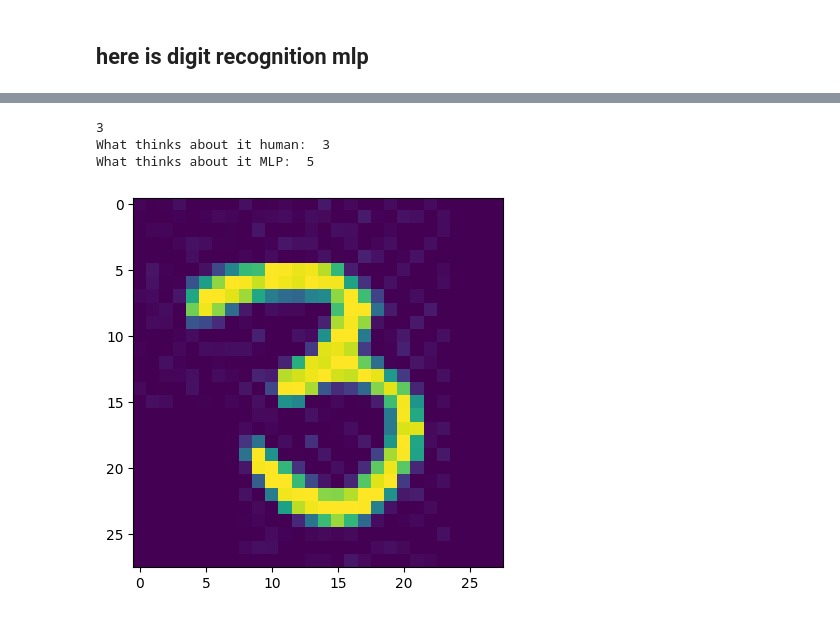
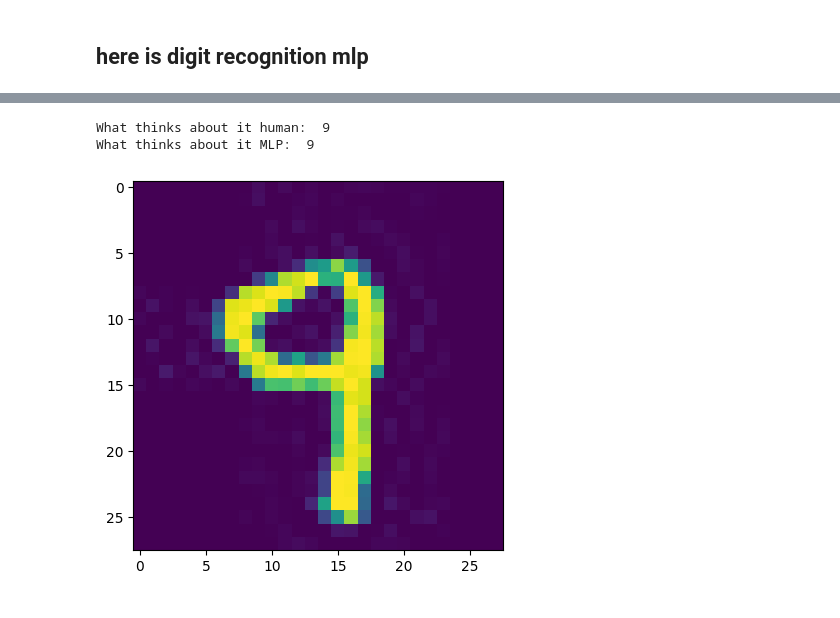
Before and after one commit to a-arakelian/first-steps-in-ML, a Jupyter notebook: handwritten_digit_recognition/mlp.ipynb, the cells around one changed output, grey strips where cells are left out. Cells and saved outputs as stored; diff of their text form; code cells hidden in the pictures.

```diff
--- a/handwritten_digit_recognition/mlp.ipynb
+++ b/handwritten_digit_recognition/mlp.ipynb
@@ -141,10 +127,9 @@ for _ in range(5):
-# %%
-i = 4110
-show_array_as_image(X_test[i,:].reshape(28, 28), Y_test[i,:])
-print("What thinks about it human: ", np.argmax(Y_test[i,:]))
-print("What thinks about it MLP: ", np.argmax(mlp2_digit.forward_propagat(X_test[i,:].reshape(1, 784))))
-# %% [output]
-3
-What thinks about it human:  3
-What thinks about it MLP:  5
-[figure, removed]
+# %%
+i = 4150
+show_array_as_image(X_test[i,:].reshape(28, 28))
+print("What thinks about it human: ", np.argmax(Y_test[i,:]))
+print("What thinks about it MLP: ", np.argmax(mlp_digit.forward_propagat(X_test[i,:].T)))
+# %% [output]
+What thinks about it human:  9
+What thinks about it MLP:  9
+[figure, added]
```
Also changed, not shown: parts of 21 cells of this notebook.
